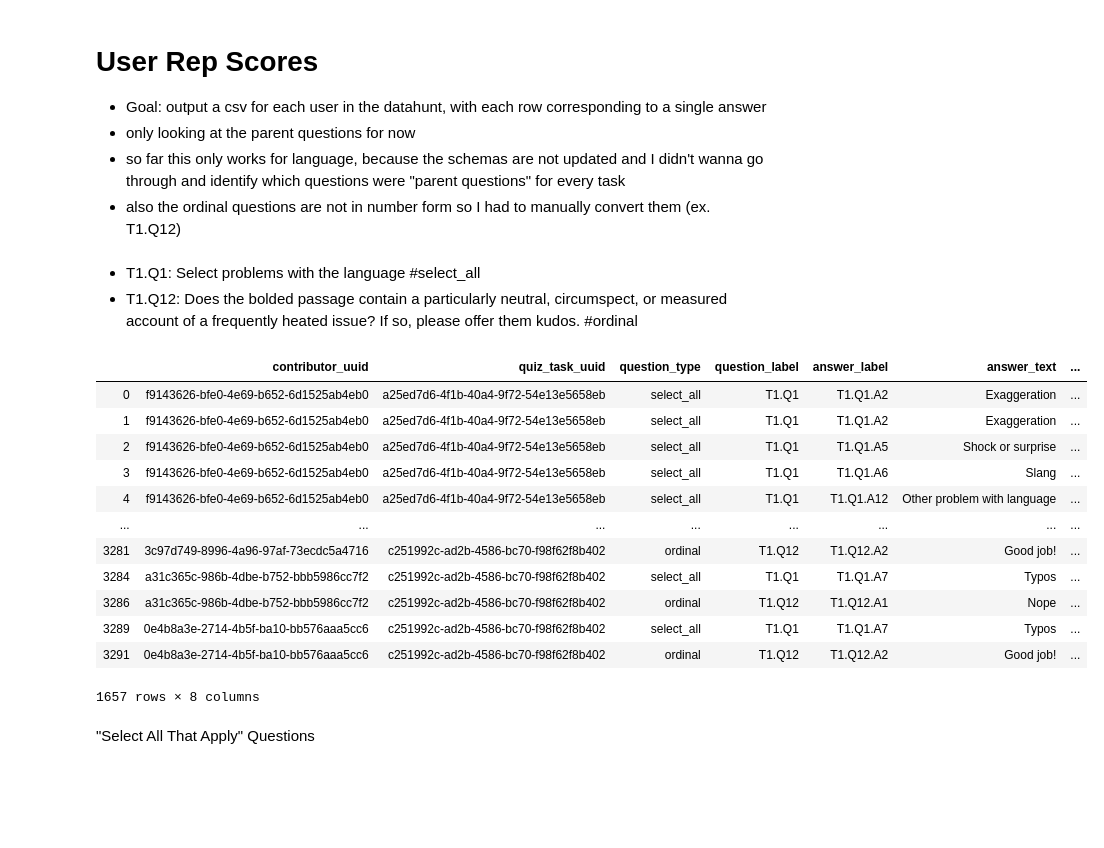
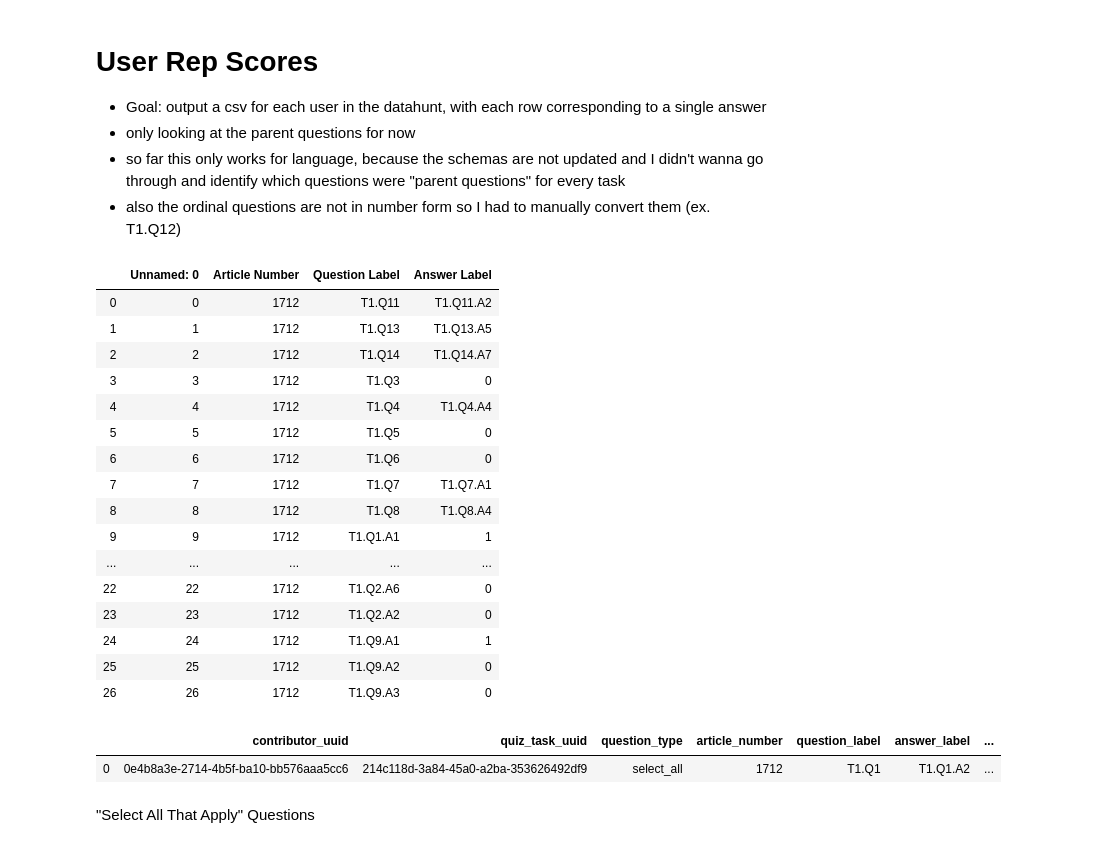
Before and after one commit to ewendai/PublicEditorMASC, a Jupyter notebook: User Rep Scores.ipynb, the cells around one changed output. Cells and saved outputs as stored; diff of their text form; code cells hidden in the pictures; blank space fills up the shorter version.

Commit message:
updated user rep scores for all task types

```diff
--- a/User Rep Scores.ipynb
+++ b/User Rep Scores.ipynb
@@ -11,10 +11,16 @@ import scipy as sp
 from scipy import stats
 # %%
 #array of questions that are "parent" questions
-language_parents = ["T1.Q1", "T1.Q12"]
+language_parents = ["T1.Q1"]
+probability_parents = ["T1.Q1", "T1.Q2", "T1.Q5", "T1.Q6", ]
+reasoning_parents = ["T1.Q1"]
+evidence_parents = ["T1.Q1", "T1.Q9", "T1.Q12"]
 
 #corresponding list of question types, language_parents[n] maps to language_parent_types[n]
-language_parents_types = ["select_all", "ordinal"]
+language_parents_types = ["select_all"]
+probability_parents_types = ["ordinal", "ordinal", "ordinal", "select_one", "ordinal", "ordinal"]
+reasoning_parents_types = ["select_all"]
+evidence_parents_types = ["select_one", "ordinal", "ordinal"]
-# %% [markdown]
-- T1.Q1: Select problems with the language #select_all
-- T1.Q12: Does the bolded passage contain a particularly neutral, circumspect, or measured account of a frequently heated issue? If so, please offer them kudos. #ordinal
+# %%
+#fill this in, either "language", "probability", "reasoning", or "evidence"
+task_type = "language"
@@ -21,7 +29,13 @@ language_parents_types = ["select_all", "ordinal"]
 # %%
 #read csv into df, set parent_df to the relevant columns of the parent questions
-df = pd.read_csv("BETA_Language-2020-03-01T0224-DataHunt.csv")
-df = df[["contributor_uuid", "quiz_task_uuid", "question_label",
+df = pd.read_csv("newDataFormat/BETA_Reasoning-2020-03-01T0217-DataHunt.csv")
+df = df[["contributor_uuid", "quiz_task_uuid", "article_number", "question_label",
          "answer_label", "answer_text", "quiz_taskrun_uuid", "finish_time"]]
 
-parent_df = df.loc[df['question_label'].isin(language_parents)]
+task_parents = {"language": language_parents, "probability": probability_parents,
+                "reasoning": reasoning_parents, "evidence": evidence_parents}
+task_parents_types = {"language": language_parents_types, "probability": probability_parents_types,
+                "reasoning": reasoning_parents_types, "evidence": evidence_parents_types}
+
+
+parent_df = df.loc[df['question_label'].isin(task_parents[task_type])]
@@ -28,26 +44,36 @@ parent_df = df.loc[df['question_label'].isin(language_parents)]
+# %%
+answer_df = pd.read_csv("convergence/Answer_Consensus.csv")
+answer_df[answer_df["Article Number"] == 1712]
+# %% [output]
+|  | Unnamed: 0 | Article Number | Question Label | Answer Label |
+| 0 | 0 | 1712 | T1.Q11 | T1.Q11.A2 |
+| 1 | 1 | 1712 | T1.Q13 | T1.Q13.A5 |
+| 2 | 2 | 1712 | T1.Q14 | T1.Q14.A7 |
+| 3 | 3 | 1712 | T1.Q3 | 0 |
+| 4 | 4 | 1712 | T1.Q4 | T1.Q4.A4 |
+| 5 | 5 | 1712 | T1.Q5 | 0 |
+| 6 | 6 | 1712 | T1.Q6 | 0 |
+| 7 | 7 | 1712 | T1.Q7 | T1.Q7.A1 |
+| 8 | 8 | 1712 | T1.Q8 | T1.Q8.A4 |
+| 9 | 9 | 1712 | T1.Q1.A1 | 1 |
+| ... | ... | ... | ... | ... |
+| 22 | 22 | 1712 | T1.Q2.A6 | 0 |
+| 23 | 23 | 1712 | T1.Q2.A2 | 0 |
+| 24 | 24 | 1712 | T1.Q9.A1 | 1 |
+| 25 | 25 | 1712 | T1.Q9.A2 | 0 |
+| 26 | 26 | 1712 | T1.Q9.A3 | 0 |
 # %%
 #adds a column with the question_type of the question_label
 question_types = []
 for i in parent_df['question_label']:
-    question_type = language_parents_types[language_parents.index(i)]
+    question_type = task_parents_types[task_type][task_parents[task_type].index(i)]
     question_types.append(question_type)
 
 parent_df.insert(2, "question_type", question_types, True)
 parent_df
 # %% [output]
-|  | contributor_uuid | quiz_task_uuid | question_type | question_label | answer_label | answer_text | ... |
-| 0 | f9143626-bfe0-4e69-b652-6d1525ab4eb0 | a25ed7d6-4f1b-40a4-9f72-54e13e5658eb | select_all | T1.Q1 | T1.Q1.A2 | Exaggeration | ... |
-| 1 | f9143626-bfe0-4e69-b652-6d1525ab4eb0 | a25ed7d6-4f1b-40a4-9f72-54e13e5658eb | select_all | T1.Q1 | T1.Q1.A2 | Exaggeration | ... |
-| 2 | f9143626-bfe0-4e69-b652-6d1525ab4eb0 | a25ed7d6-4f1b-40a4-9f72-54e13e5658eb | select_all | T1.Q1 | T1.Q1.A5 | Shock or surprise | ... |
-| 3 | f9143626-bfe0-4e69-b652-6d1525ab4eb0 | a25ed7d6-4f1b-40a4-9f72-54e13e5658eb | select_all | T1.Q1 | T1.Q1.A6 | Slang | ... |
-| 4 | f9143626-bfe0-4e69-b652-6d1525ab4eb0 | a25ed7d6-4f1b-40a4-9f72-54e13e5658eb | select_all | T1.Q1 | T1.Q1.A12 | Other problem with language | ... |
-| ... | ... | ... | ... | ... | ... | ... | ... |
-| 3281 | 3c97d749-8996-4a96-97af-73ecdc5a4716 | c251992c-ad2b-4586-bc70-f98f62f8b402 | ordinal | T1.Q12 | T1.Q12.A2 | Good job! | ... |
-| 3284 | a31c365c-986b-4dbe-b752-bbb5986cc7f2 | c251992c-ad2b-4586-bc70-f98f62f8b402 | select_all | T1.Q1 | T1.Q1.A7 | Typos | ... |
-| 3286 | a31c365c-986b-4dbe-b752-bbb5986cc7f2 | c251992c-ad2b-4586-bc70-f98f62f8b402 | ordinal | T1.Q12 | T1.Q12.A1 | Nope | ... |
-| 3289 | 0e4b8a3e-2714-4b5f-ba10-bb576aaa5cc6 | c251992c-ad2b-4586-bc70-f98f62f8b402 | select_all | T1.Q1 | T1.Q1.A7 | Typos | ... |
-| 3291 | 0e4b8a3e-2714-4b5f-ba10-bb576aaa5cc6 | c251992c-ad2b-4586-bc70-f98f62f8b402 | ordinal | T1.Q12 | T1.Q12.A2 | Good job! | ... |
+|  | contributor_uuid | quiz_task_uuid | question_type | article_number | question_label | answer_label | ... |
+| 0 | 0e4b8a3e-2714-4b5f-ba10-bb576aaa5cc6 | 214c118d-3a84-45a0-a2ba-353626492df9 | select_all | 1712 | T1.Q1 | T1.Q1.A2 | ... |
-1657 rows × 8 columns
 # %% [markdown]
 "Select All That Apply" Questions
 # %%
```
Also changed, not shown: parts of 10 cells of this notebook.
